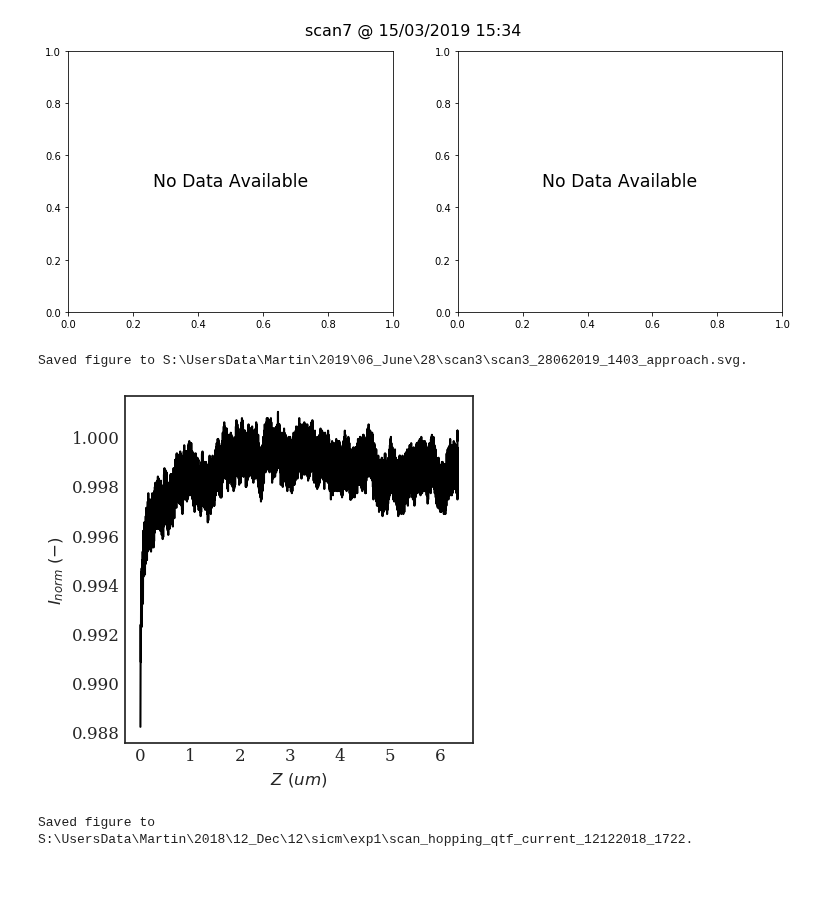
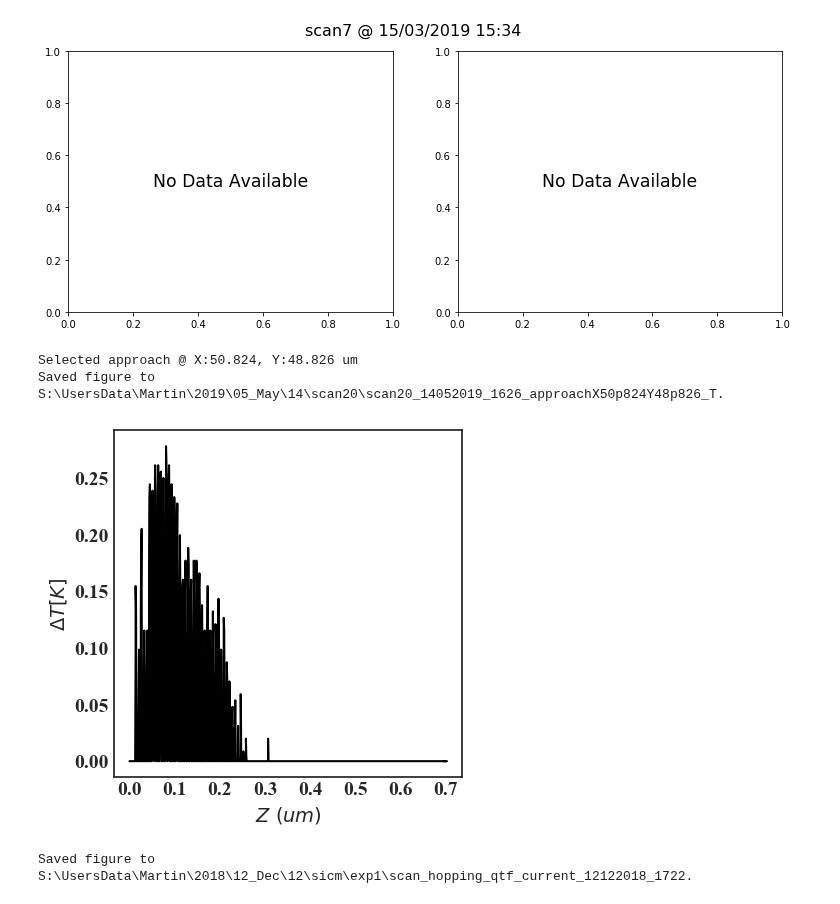
Before and after one commit to martinholub/sicm, a Jupyter notebook: notebooks/plots.ipynb, the cells around one changed output. Drawn from its saved outputs; the diff is of its cells as text; code cells hidden in the pictures; blank space fills up the shorter version.

Commit message:
replot data

```diff
--- a/notebooks/plots.ipynb
+++ b/notebooks/plots.ipynb
@@ -12,8 +12,8 @@ import numpy as np
 %load_ext autoreload
 %autoreload 2
 # %%
-datadir = r"S:\UsersData\Martin\2019\03_Mar\15\sicm\scan7"
-exp_name = "scan7"
+datadir = r"S:\UsersData\Martin\2019\05_May\14\scan20"
+exp_name = "scan20"
 scan = Scan( datadir, exp_name, scan_type = "scan")
 # scan = Scan(datadir = "/run/user/1000/gvfs/smb-share:server=itet-stor.ee.ethz.ch,share=mholub/sicm/UsersData/Martin/2019/04_April/30" \
 #             + "/scan10", exp_name = "scan10")
@@ -34,10 +34,11 @@ Saved figure to S:\UsersData\Martin\2019\03_Mar\15\sicm\scan7\scan7_15032019_153
 [figure]
 [figure]
 # %%
-scan.plot_approach(location = None, relative = True, convert = False)
+scan.plot_approach(location = (50.824, 48.826), relative = True, convert = True)
 # %% [output]
-Saved figure to S:\UsersData\Martin\2019\06_June\28\scan3\scan3_28062019_1403_approach.svg.
+Selected approach @ X:50.824, Y:48.826 um
+Saved figure to S:\UsersData\Martin\2019\05_May\14\scan20\scan20_14052019_1626_approachX50p824Y48p826_T.
-[figure, old version]
+[figure, new version]
 # %%
 scan.plot_hops([45.0, 90.0])
 # %% [output]
```
Also changed, not shown: parts of 1 cell of this notebook, 3 other files.
